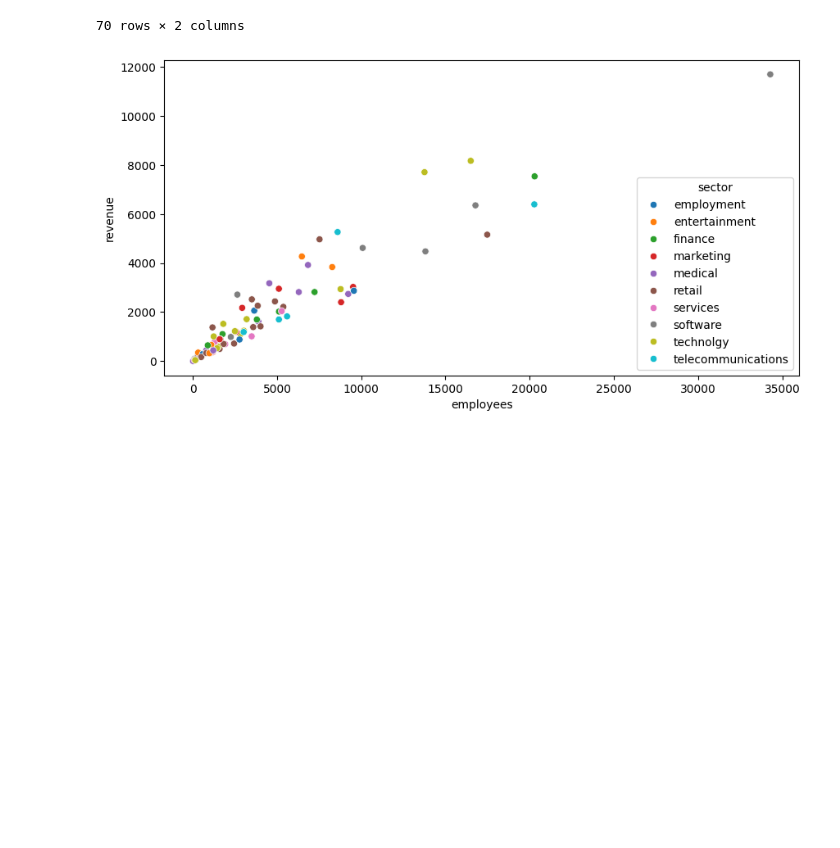
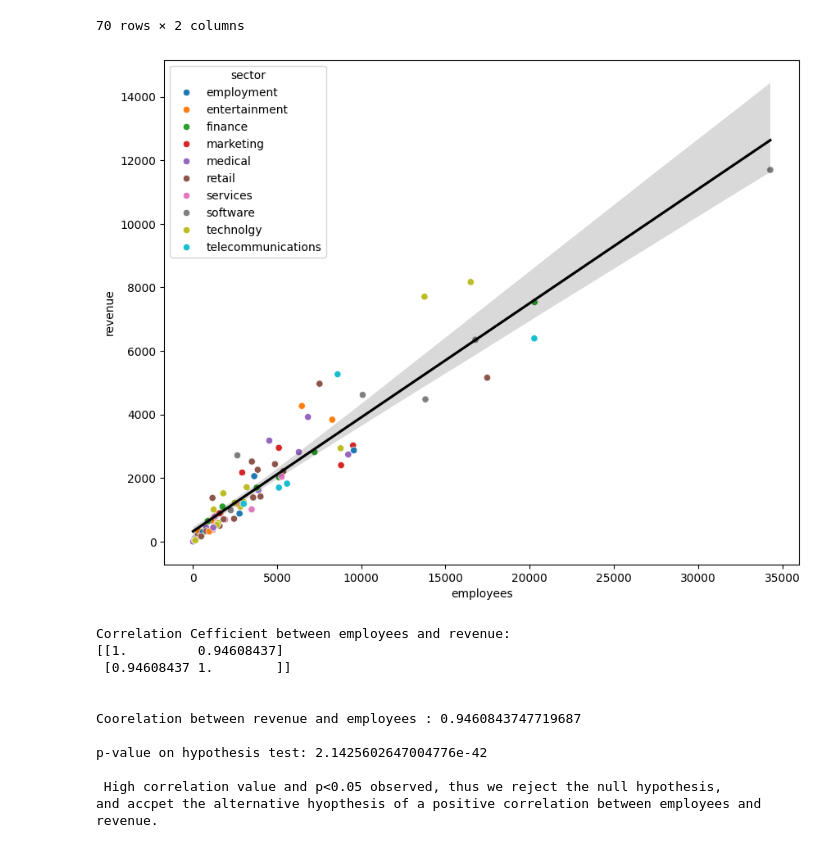
Before and after one commit to SuyogPatgave/Python_Codes-Projects, a Jupyter notebook: CRM_Project.ipynb, the cells around one changed output. Drawn from its saved outputs; the diff is of its cells as text; code cells hidden in the pictures; blank space fills up the shorter version.

Commit message:
Created using Colab - in progress

```diff
--- a/CRM_Project.ipynb
+++ b/CRM_Project.ipynb
@@ -543,9 +544,33 @@ revenue_by_account
 70 rows × 2 columns
 # %%
 #acc.info()
-# %%
-plt.figure(figsize=(10,5))
-sns.scatterplot(x=acc['employees'], y=acc['revenue'], hue=acc['sector'], palette="tab10")
-plt.show()
-# %% [output]
-[figure, removed]
+# %%
+plt.figure(figsize=(10,8))
+sns.scatterplot(x=acc['employees'], y=acc['revenue'], hue=acc['sector'], palette="tab10")
+sns.regplot(x=acc['employees'], y=acc['revenue'], scatter=False, color="black")
+plt.show()
+#Pearson Correlation Coefficient
+print(f"\n\nCorrelation Cefficient between employees and revenue: \n{np.corrcoef(acc['employees'], acc['revenue'])}")
+
+# Correlation test + hypothestsi testing
+# Null hypothesis: there's no correlation between x and y variables
+# Using Pearson's correlation test, assuming
+# 1. Equal variable pairing, 2. Each variable is continuous, 3. No Outliers, 4. Linearity and homoscedastic
+x= acc['employees']
+y= acc['revenue']
+print(f"\n\nCoorelation between revenue and employees : {scipy.stats.pearsonr(x,y)[0]}")
+print(f"\np-value on hypothesis test: {scipy.stats.pearsonr(x,y)[1]}")
+print("\n High correlation value and p<0.05 observed, thus we reject the null hypothesis, \nand accpet the alternative hyopthesis of a positive correlation between employees and revenue.")
+# %% [output]
+[figure, added]
+Correlation Cefficient between employees and revenue:
+[[1.         0.94608437]
+ [0.94608437 1.        ]]
+
+
+Coorelation between revenue and employees : 0.9460843747719687
+
+p-value on hypothesis test: 2.1425602647004776e-42
+
+ High correlation value and p<0.05 observed, thus we reject the null hypothesis,
+and accpet the alternative hyopthesis of a positive correlation between employees and revenue.
```
Also changed, not shown: parts of 1 cell of this notebook.
